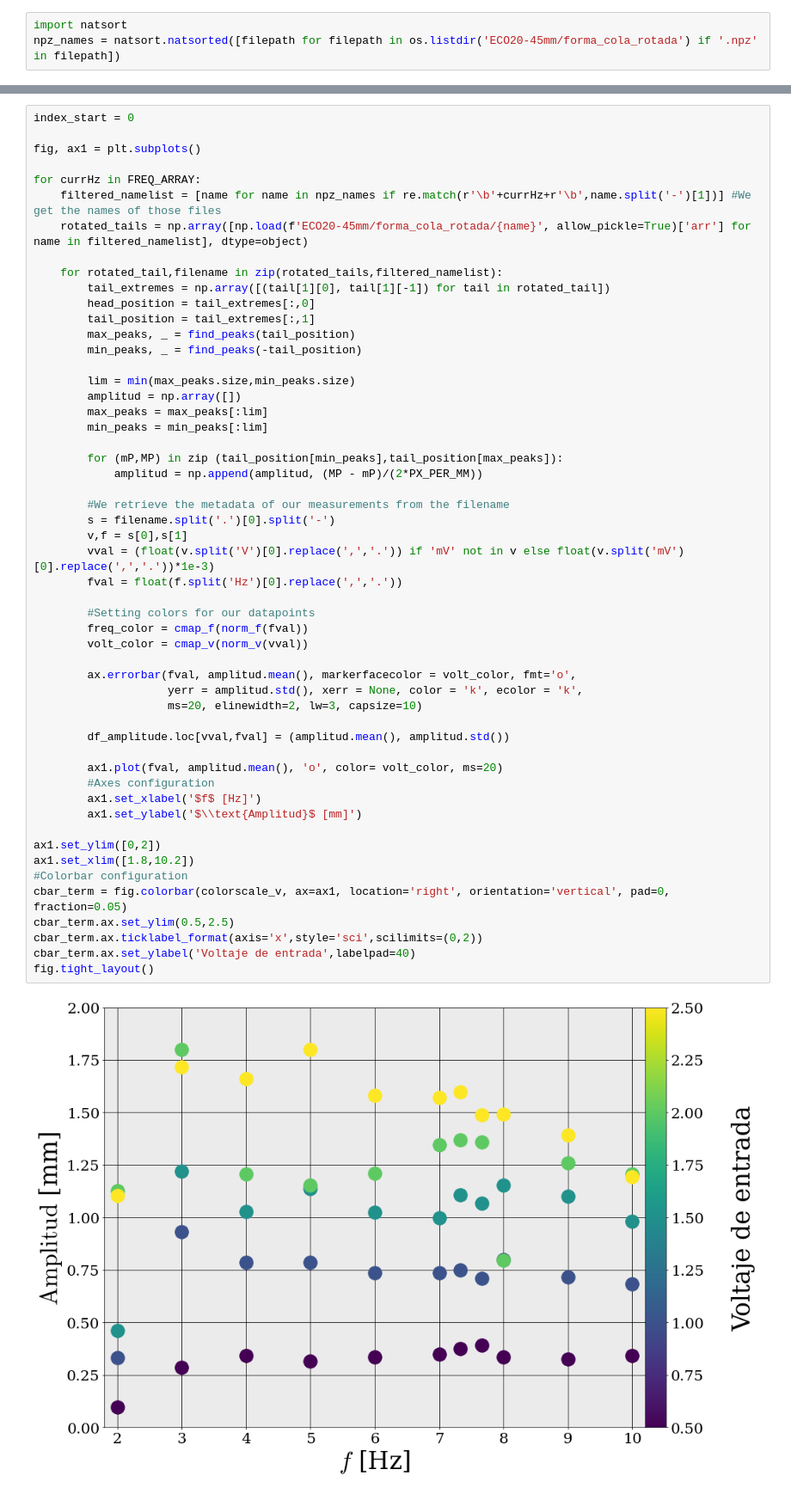
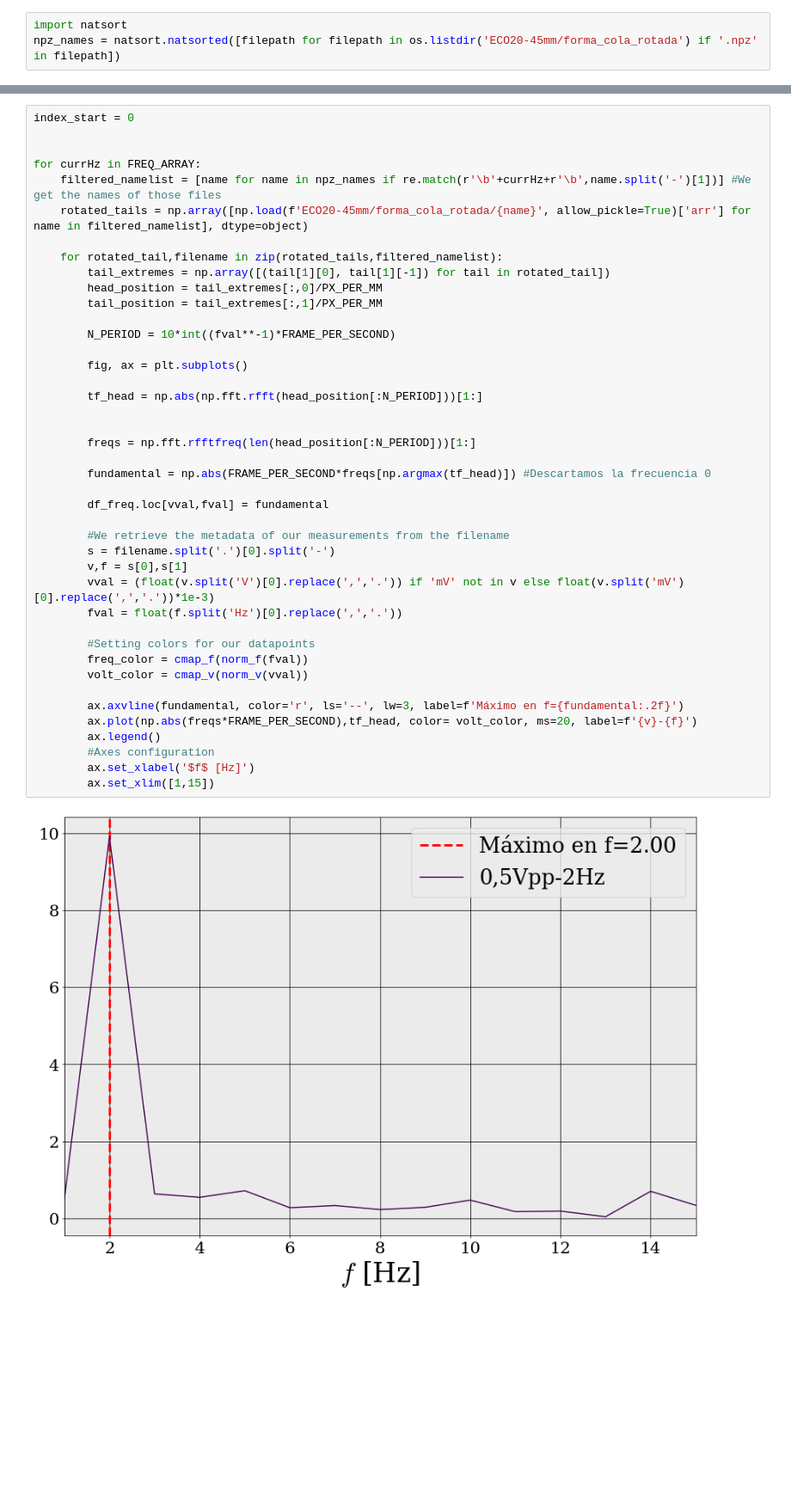
Before and after one commit to gardianc/Nado-ondulatorio, a Jupyter notebook: mas_graficos.ipynb, the cells around one changed output, grey strips where cells are left out. Shown at 86% size. Drawn from its saved outputs; the diff is of its cells as text; blank space fills up the shorter version.

```diff
--- a/mas_graficos.ipynb
+++ b/mas_graficos.ipynb
@@ -219,55 +381,44 @@ npz_names = natsort.natsorted([filepath for filepath in os.listdir('ECO20-45mm/f
 # %%
 index_start = 0
 
-fig, ax1 = plt.subplots()
 
 for currHz in FREQ_ARRAY:
     filtered_namelist = [name for name in npz_names if re.match(r'\b'+currHz+r'\b',name.split('-')[1])] #We get the names of those files
     rotated_tails = np.array([np.load(f'ECO20-45mm/forma_cola_rotada/{name}', allow_pickle=True)['arr'] for name in filtered_namelist], dtype=object)
 
     for rotated_tail,filename in zip(rotated_tails,filtered_namelist):
         tail_extremes = np.array([(tail[1][0], tail[1][-1]) for tail in rotated_tail])
-        head_position = tail_extremes[:,0]
-        tail_position = tail_extremes[:,1]
-        max_peaks, _ = find_peaks(tail_position)
-        min_peaks, _ = find_peaks(-tail_position)
+        head_position = tail_extremes[:,0]/PX_PER_MM
+        tail_position = tail_extremes[:,1]/PX_PER_MM
 
-        lim = min(max_peaks.size,min_peaks.size)
-        amplitud = np.array([])
-        max_peaks = max_peaks[:lim]
-        min_peaks = min_peaks[:lim]
+        N_PERIOD = 10*int((fval**-1)*FRAME_PER_SECOND)
 
-        for (mP,MP) in zip (tail_position[min_peaks],tail_position[max_peaks]):
-            amplitud = np.append(amplitud, (MP - mP)/(2*PX_PER_MM))
+        fig, ax = plt.subplots()
+
+        tf_head = np.abs(np.fft.rfft(head_position[:N_PERIOD]))[1:]
+
+
+        freqs = np.fft.rfftfreq(len(head_position[:N_PERIOD]))[1:]
+
+        fundamental = np.abs(FRAME_PER_SECOND*freqs[np.argmax(tf_head)]) #Descartamos la frecuencia 0
+
+        df_freq.loc[vval,fval] = fundamental
 
         #We retrieve the metadata of our measurements from the filename
         s = filename.split('.')[0].split('-')
         v,f = s[0],s[1]
         vval = (float(v.split('V')[0].replace(',','.')) if 'mV' not in v else float(v.split('mV')[0].replace(',','.'))*1e-3)
         fval = float(f.split('Hz')[0].replace(',','.'))
 
         #Setting colors for our datapoints
         freq_color = cmap_f(norm_f(fval))
         volt_color = cmap_v(norm_v(vval))
 
-        ax.errorbar(fval, amplitud.mean(), markerfacecolor = volt_color, fmt='o',
-                    yerr = amplitud.std(), xerr = None, color = 'k', ecolor = 'k',
-                    ms=20, elinewidth=2, lw=3, capsize=10)
-
-        df_amplitude.loc[vval,fval] = (amplitud.mean(), amplitud.std())
-
-        ax1.plot(fval, amplitud.mean(), 'o', color= volt_color, ms=20)
+        ax.axvline(fundamental, color='r', ls='--', lw=3, label=f'Máximo en f={fundamental:.2f}')
+        ax.plot(np.abs(freqs*FRAME_PER_SECOND),tf_head, color= volt_color, ms=20, label=f'{v}-{f}')
+        ax.legend()
         #Axes configuration
-        ax1.set_xlabel('$f$ [Hz]')
-        ax1.set_ylabel('$\\text{Amplitud}$ [mm]')
-
-ax1.set_ylim([0,2])
-ax1.set_xlim([1.8,10.2])
-#Colorbar configuration
-cbar_term = fig.colorbar(colorscale_v, ax=ax1, location='right', orientation='vertical', pad=0, fraction=0.05)
-cbar_term.ax.set_ylim(0.5,2.5)
-cbar_term.ax.ticklabel_format(axis='x',style='sci',scilimits=(0,2))
-cbar_term.ax.set_ylabel('Voltaje de entrada',labelpad=40)
-fig.tight_layout()
+        ax.set_xlabel('$f$ [Hz]')
+        ax.set_xlim([1,15])
 # %% [output]
-[figure, old version]
+[figure, new version]
```
Also changed, not shown: parts of 9 cells of this notebook, 18 other files.
